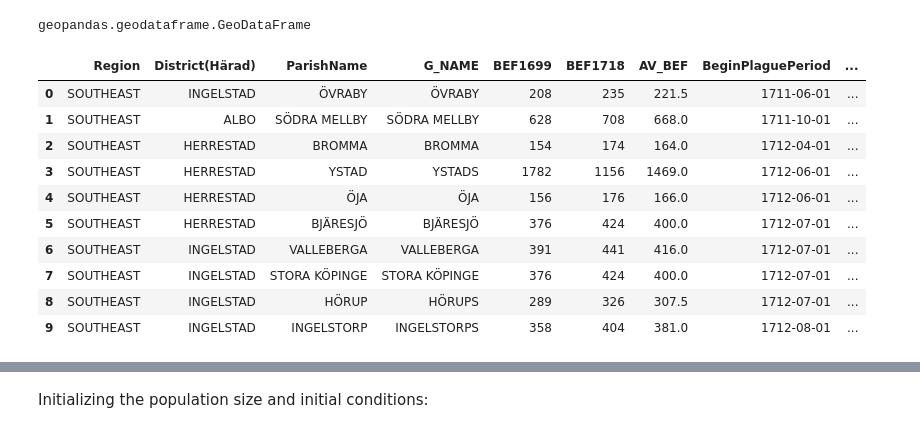
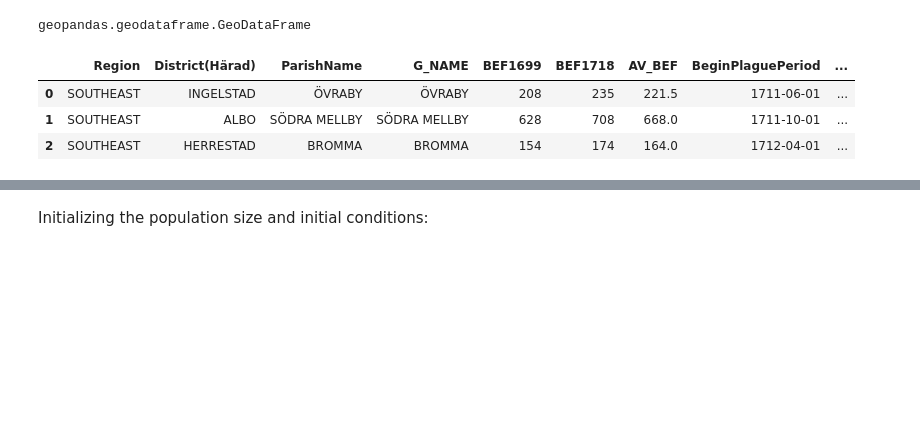
Before and after one commit to polislizarralde/PythonMathematicalModeling, a Jupyter notebook: docs/PlagueProject/FittingSeasonMetapopModelPlague.ipynb, the cells around one changed output, grey strips where cells are left out. Saved outputs shown, nothing was run; the diff lists cells and outputs as text; code cells hidden in the pictures; blank space fills up the shorter version.

```diff
--- a/docs/PlagueProject/FittingSeasonMetapopModelPlague.ipynb
+++ b/docs/PlagueProject/FittingSeasonMetapopModelPlague.ipynb
@@ -47,17 +42,10 @@ southeastScania.sort_values(by=['BeginPlaguePeriod'],   # Row or columns names t
 
 southeastScania.reset_index(drop=True, inplace=True)
 # %%
-southeastScania.head(10)
+southeastScania.head(3)
 # %% [output]
 |  | Region | District(Härad) | ParishName | G_NAME | BEF1699 | BEF1718 | AV_BEF | BeginPlaguePeriod | ... |
 | 0 | SOUTHEAST | INGELSTAD | ÖVRABY | ÖVRABY | 208 | 235 | 221.5 | 1711-06-01 | ... |
 | 1 | SOUTHEAST | ALBO | SÖDRA MELLBY | SÖDRA MELLBY | 628 | 708 | 668.0 | 1711-10-01 | ... |
 | 2 | SOUTHEAST | HERRESTAD | BROMMA | BROMMA | 154 | 174 | 164.0 | 1712-04-01 | ... |
-| 3 | SOUTHEAST | HERRESTAD | YSTAD | YSTADS | 1782 | 1156 | 1469.0 | 1712-06-01 | ... |
-| 4 | SOUTHEAST | HERRESTAD | ÖJA | ÖJA | 156 | 176 | 166.0 | 1712-06-01 | ... |
-| 5 | SOUTHEAST | HERRESTAD | BJÄRESJÖ | BJÄRESJÖ | 376 | 424 | 400.0 | 1712-07-01 | ... |
-| 6 | SOUTHEAST | INGELSTAD | VALLEBERGA | VALLEBERGA | 391 | 441 | 416.0 | 1712-07-01 | ... |
-| 7 | SOUTHEAST | INGELSTAD | STORA KÖPINGE | STORA KÖPINGE | 376 | 424 | 400.0 | 1712-07-01 | ... |
-| 8 | SOUTHEAST | INGELSTAD | HÖRUP | HÖRUPS | 289 | 326 | 307.5 | 1712-07-01 | ... |
-| 9 | SOUTHEAST | INGELSTAD | INGELSTORP | INGELSTORPS | 358 | 404 | 381.0 | 1712-08-01 | ... |
 # %%
```
Also changed, not shown: parts of 13 cells of this notebook, 1 other file.
